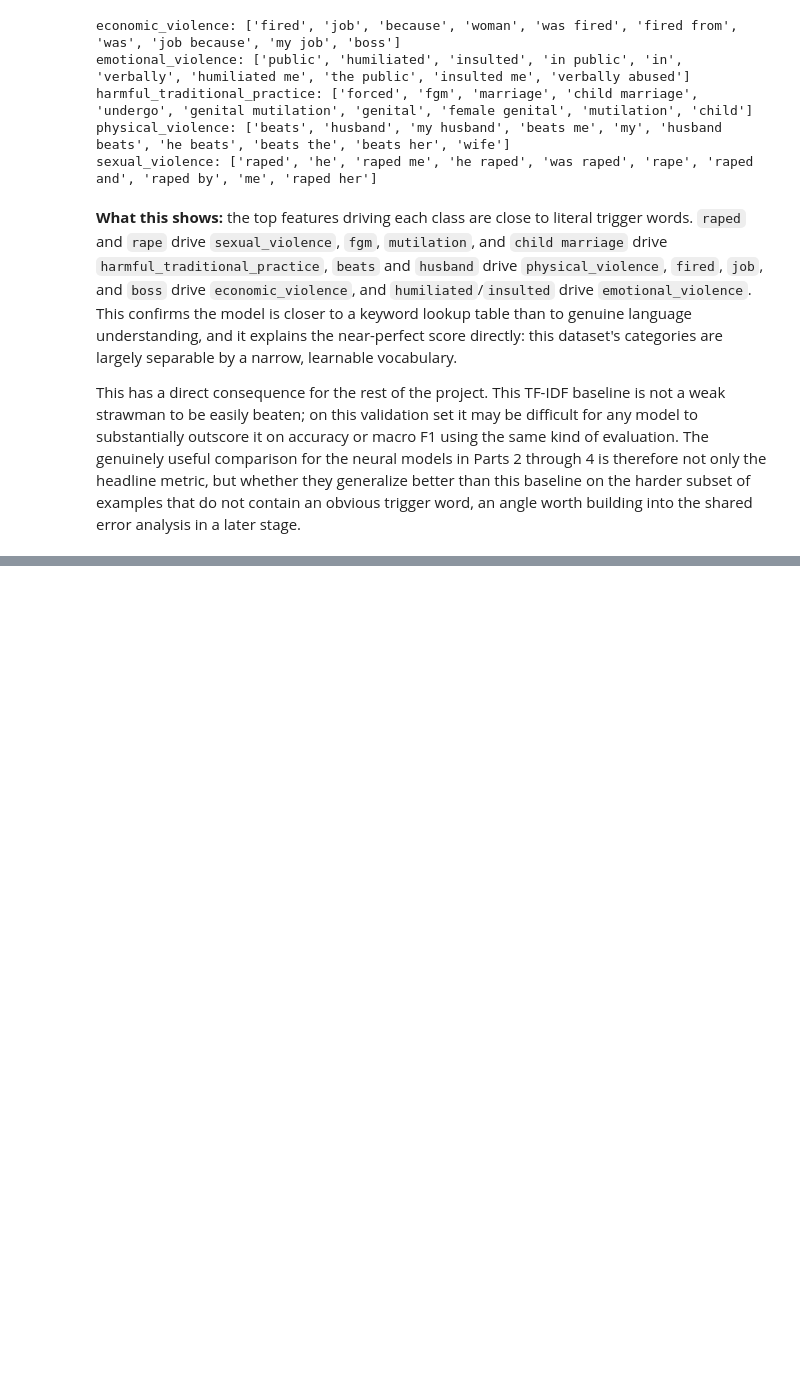
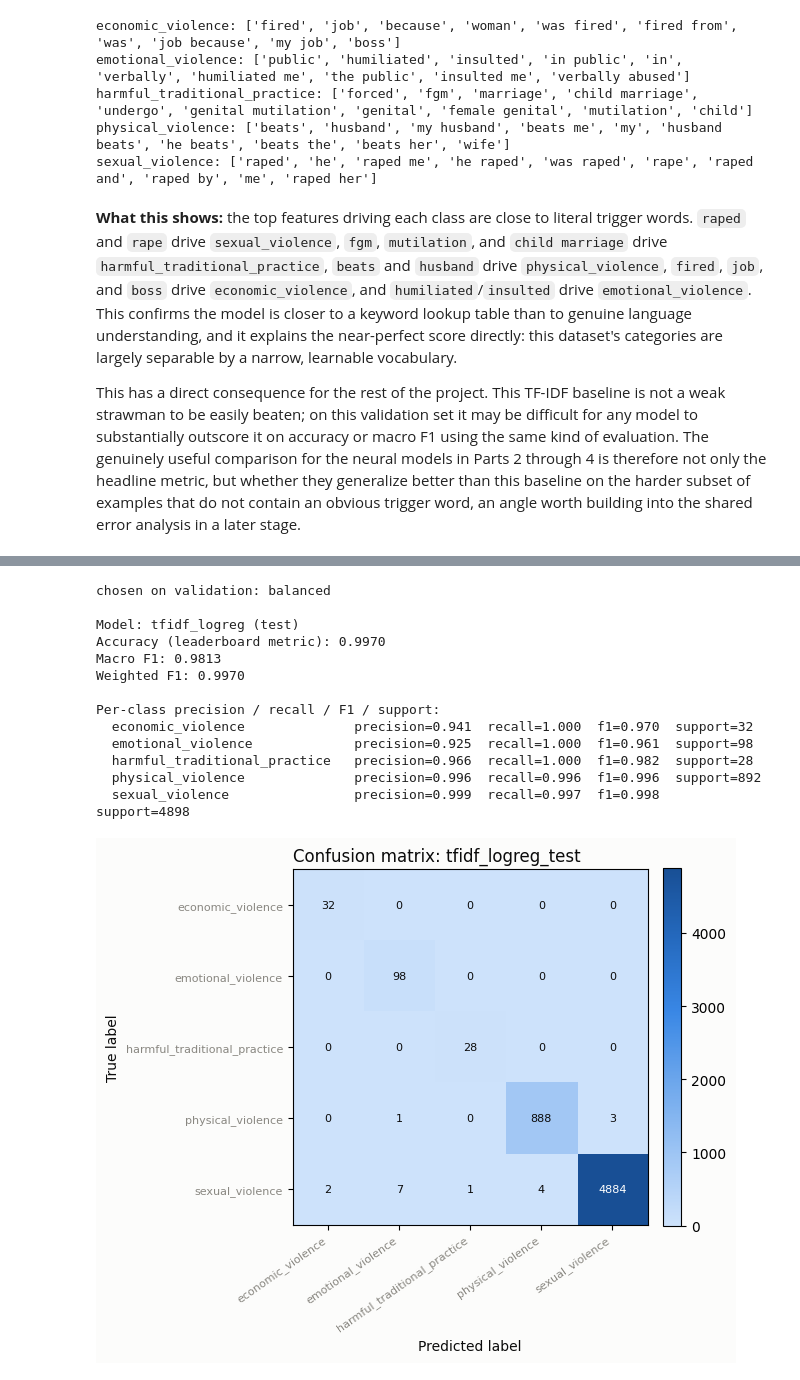
Before and after one commit to Ebi-Tech/NLP-and-Language-Technologies, a Jupyter notebook: notebooks/02_baseline_models.ipynb, the cells around one changed output, grey strips where cells are left out. Saved outputs shown, nothing was run; the diff lists cells and outputs as text; code cells hidden in the pictures; blank space fills up the shorter version.

```diff
--- a/notebooks/02_baseline_models.ipynb
+++ b/notebooks/02_baseline_models.ipynb
@@ -95,0 +139,24 @@ This has a direct consequence for the rest of the project. This TF-IDF baseline
+# %%
+from src.baselines import load_train_val_test, run_tfidf_final
+from src.metrics import compute_metrics, format_metrics_report
+
+train, val, test = load_train_val_test()
+final = run_tfidf_final(train, val, test)
+print('chosen on validation:', final['chosen'])
+print()
+print(format_metrics_report(final['test_metrics'], 'tfidf_logreg (test)'))
+# %% [output]
+chosen on validation: balanced
+
+Model: tfidf_logreg (test)
+Accuracy (leaderboard metric): 0.9970
+Macro F1: 0.9813
+Weighted F1: 0.9970
+
+Per-class precision / recall / F1 / support:
+  economic_violence              precision=0.941  recall=1.000  f1=0.970  support=32
+  emotional_violence             precision=0.925  recall=1.000  f1=0.961  support=98
+  harmful_traditional_practice   precision=0.966  recall=1.000  f1=0.982  support=28
+  physical_violence              precision=0.996  recall=0.996  f1=0.996  support=892
+  sexual_violence                precision=0.999  recall=0.997  f1=0.998  support=4898
+[figure, added]
```
Also changed, not shown: parts of 11 cells of this notebook, 11 other files.
